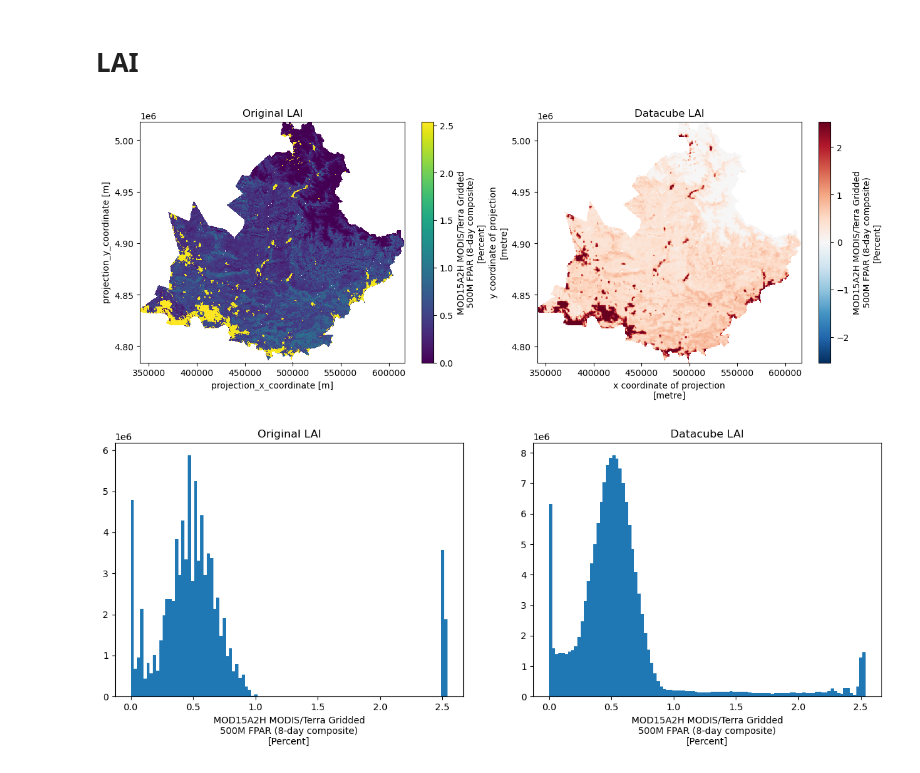
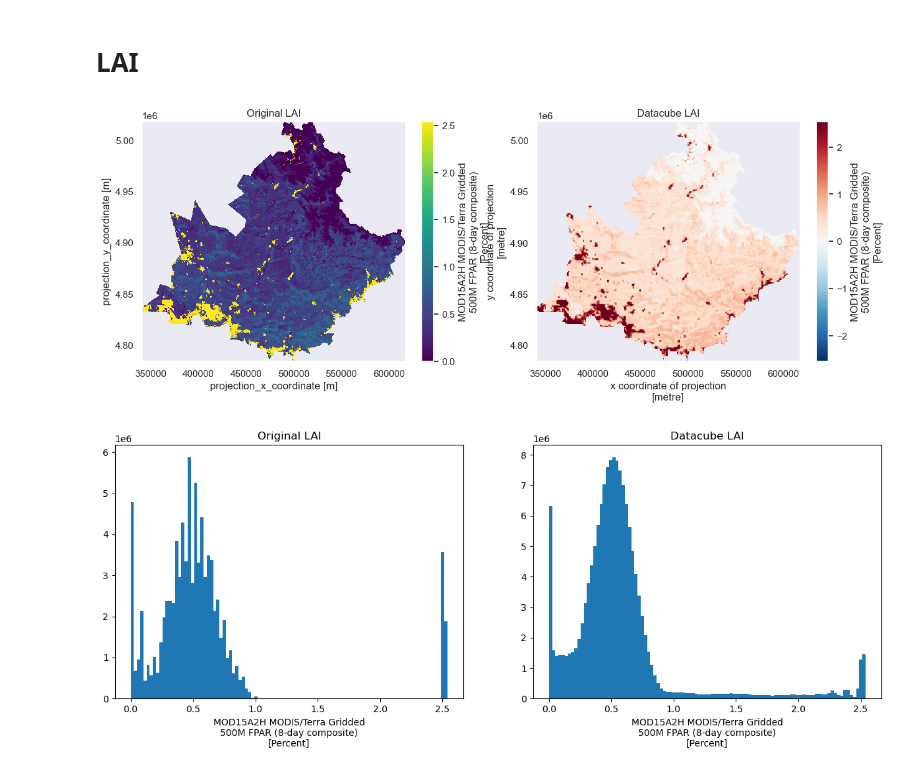
Before and after one commit to Sliders122/wildfire, a Jupyter notebook: src/Datacube_inspection.ipynb, the cells around one changed output. Cells and saved outputs as stored; diff of their text form; code cells hidden in the pictures.

```diff
--- a/src/Datacube_inspection.ipynb
+++ b/src/Datacube_inspection.ipynb
@@ -43,7 +44,8 @@ burn_mask_filter = burn_mask['FireMask']
 # %% [markdown]
 # NDVI
 # %%
-# Plot the EVI from the original dataset and the datacube
+# Plot the EVI from the original dataset and the datacube with seaborn
+sns.set_theme(style="darkgrid")
 fig, ax = plt.subplots(1, 2, figsize=(15, 5))
 ndvi_filter.sel(time='2019-01-01').plot(ax=ax[0])
 datacube['_1_km_16_days_EVI'].sel(time='2019-01-01').plot(ax=ax[1])
@@ -65,15 +67,16 @@ plt.show()
 # %% [markdown]
 # LAI
 # %%
-# Plot the Fpar from the original dataset and the datacube
+# Plot the Fpar from the original dataset and the datacube with seaborn
+sns.set_theme(style="darkgrid")
 fig, ax = plt.subplots(1, 2, figsize=(15, 5))
 lai_filter.sel(time='2019-01-01').plot(ax=ax[0])
 datacube['Fpar_500m'].sel(time='2019-01-01').plot(ax=ax[1])
 ax[0].set_title('Original LAI')
 ax[1].set_title('Datacube LAI')
 plt.show()
 # %% [output]
-[figure, old version]
+[figure, new version]
 # %%
 # Plot the Fpar distribution from the original dataset and the datacube
 fig, ax = plt.subplots(1, 2, figsize=(15, 5))
```
Also changed, not shown: parts of 7 cells of this notebook.
